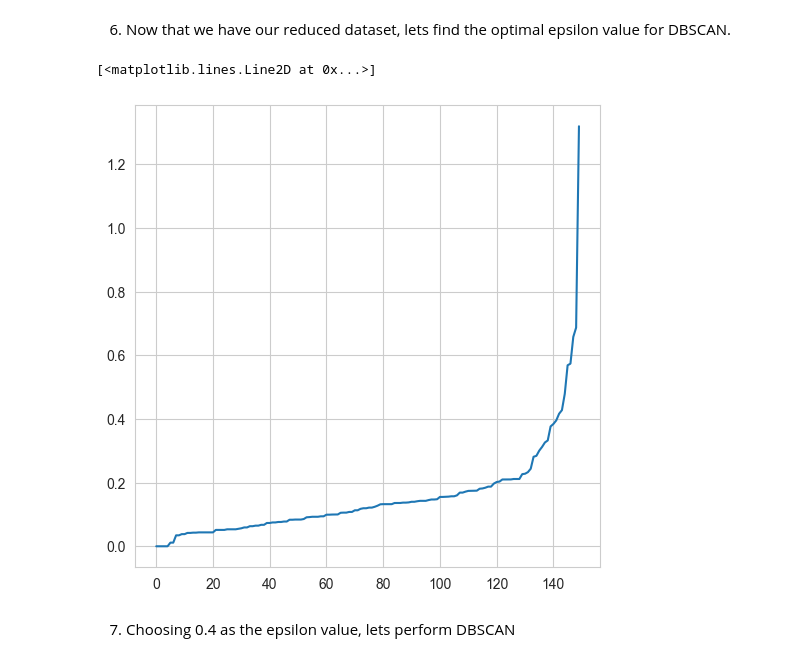
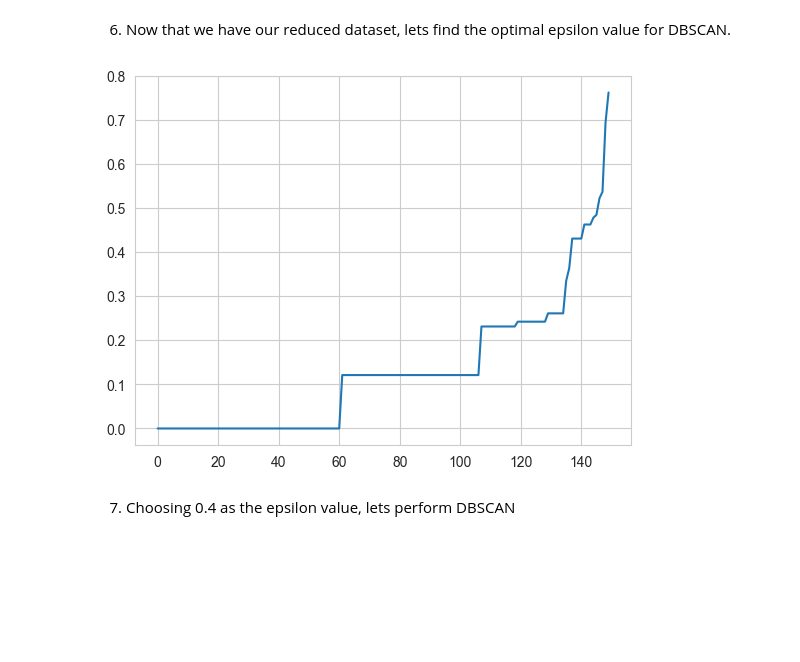
Before and after one commit to vishal-parameswaran/University-of-Chicago, a Jupyter notebook: Data Mining Principles/Assignment 2/Assignment_2_Srna.ipynb, the cells around one changed output. Drawn from its saved outputs; the diff is of its cells as text; code cells hidden in the pictures; blank space fills up the shorter version.

```diff
--- a/Data Mining Principles/Assignment 2/Assignment_2_Srna.ipynb
+++ b/Data Mining Principles/Assignment 2/Assignment_2_Srna.ipynb
@@ -772,17 +787,30 @@ array([[-2.26454173e+00,  5.05703903e-01],
 # %% [markdown]
 6. Now that we have our reduced dataset, lets find the optimal epsilon value for DBSCAN.
 # %%
-from sklearn.neighbors import NearestNeighbors
-neigh = NearestNeighbors(n_neighbors=round(math.sqrt(len(iris_reduced))))
-nbrs = neigh.fit(iris_reduced)
-distances, indices = nbrs.kneighbors(iris_reduced)
-distances = np.sort(distances, axis=0)
-distances = distances[:,1]
-plt.figure(figsize=(6,6))
-plt.plot(distances)
+def plot_nnn(array):
+    """
+    Fits and predicts DBSCAN clustering on "array"
+
+    Parameters
+    ----------
+    array: A numpy array
+
+    Returns
+    -------
+    A numpy array
+    """
+    neigh = NearestNeighbors(n_neighbors=round(math.sqrt(len(array))))
+    nbrs = neigh.fit(array)
+    distances, indices = nbrs.kneighbors(array)
+    distances = np.sort(distances, axis=0)
+    distances = distances[:,1]
+    ax = plt.axes()
+    plt.plot(distances)
+    return ax
-# %% [output]
-[<matplotlib.lines.Line2D at 0x...>]
-[figure, removed]
+# %%
+iris_nnn = plot_nnn(iris_scaled[:,0:2])
+# %% [output]
+[figure, added]
 # %% [markdown]
 7. Choosing 0.4 as the epsilon value, lets perform DBSCAN
 # %%
```
Also changed, not shown: parts of 59 cells of this notebook, 1 other file.
